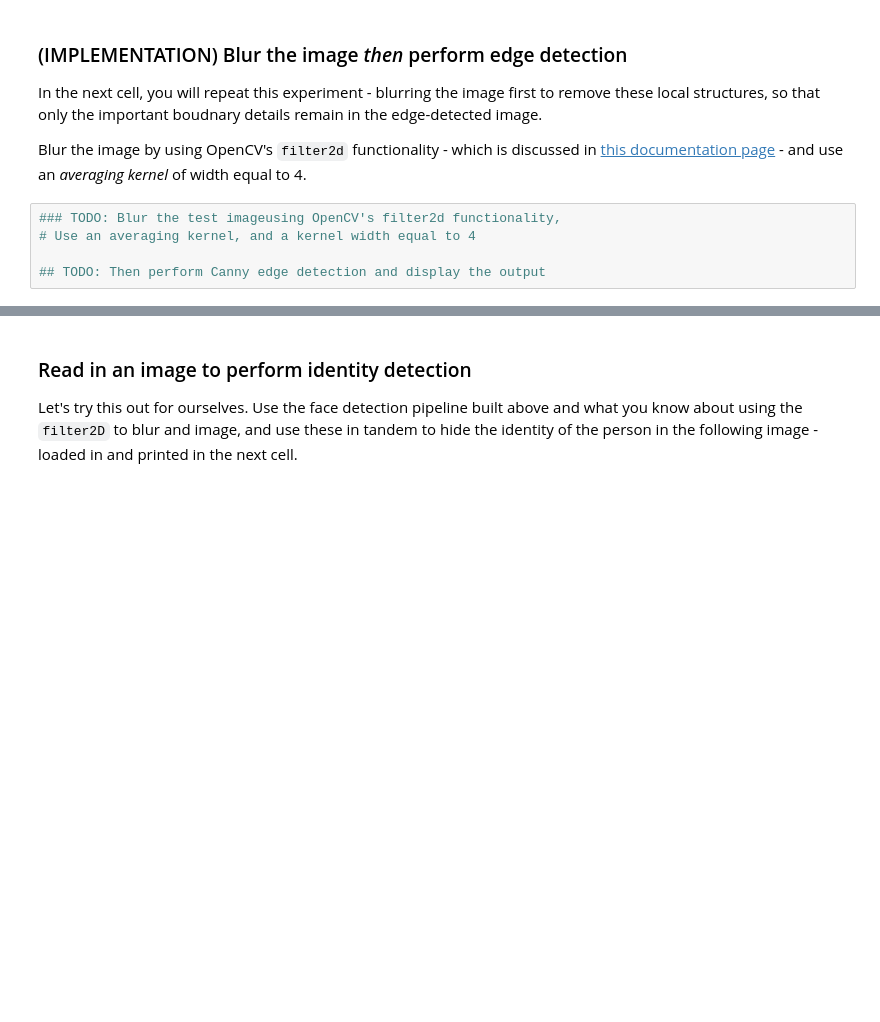
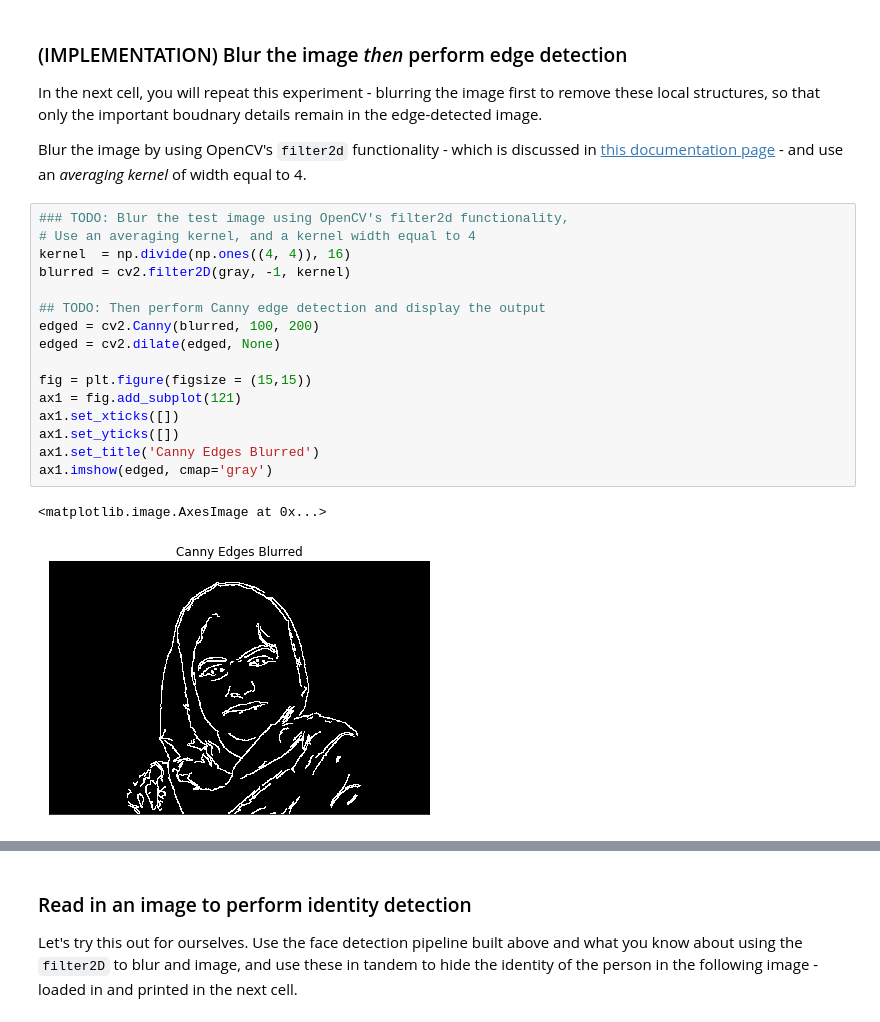
Before and after one commit to gmcgibbon/AIND-CV-FacialKeypoints, a Jupyter notebook: CV_project.ipynb, the cells around one changed output, grey strips where cells are left out. Cells and saved outputs as stored; diff of their text form; blank space fills up the shorter version.

Commit message:
Completed image blur step

````diff
--- a/CV_project.ipynb
+++ b/CV_project.ipynb
@@ -545,10 +548,24 @@ In the next cell, you will repeat this experiment - blurring the image first to
 
 Blur the image by using OpenCV's ```filter2d``` functionality - which is discussed in [this documentation page](http://docs.opencv.org/3.1.0/d4/d13/tutorial_py_filtering.html) - and use an *averaging kernel* of width equal to 4.
 # %%
-### TODO: Blur the test imageusing OpenCV's filter2d functionality,
+### TODO: Blur the test image using OpenCV's filter2d functionality,
 # Use an averaging kernel, and a kernel width equal to 4
+kernel  = np.divide(np.ones((4, 4)), 16)
+blurred = cv2.filter2D(gray, -1, kernel)
 
 ## TODO: Then perform Canny edge detection and display the output
+edged = cv2.Canny(blurred, 100, 200)
+edged = cv2.dilate(edged, None)
+
+fig = plt.figure(figsize = (15,15))
+ax1 = fig.add_subplot(121)
+ax1.set_xticks([])
+ax1.set_yticks([])
+ax1.set_title('Canny Edges Blurred')
+ax1.imshow(edged, cmap='gray')
+# %% [output]
+<matplotlib.image.AxesImage at 0x...>
+[figure, added]
 # %% [markdown]
 ---
 <a id='step4'></a>
````
Also changed, not shown: parts of 1 cell of this notebook.
